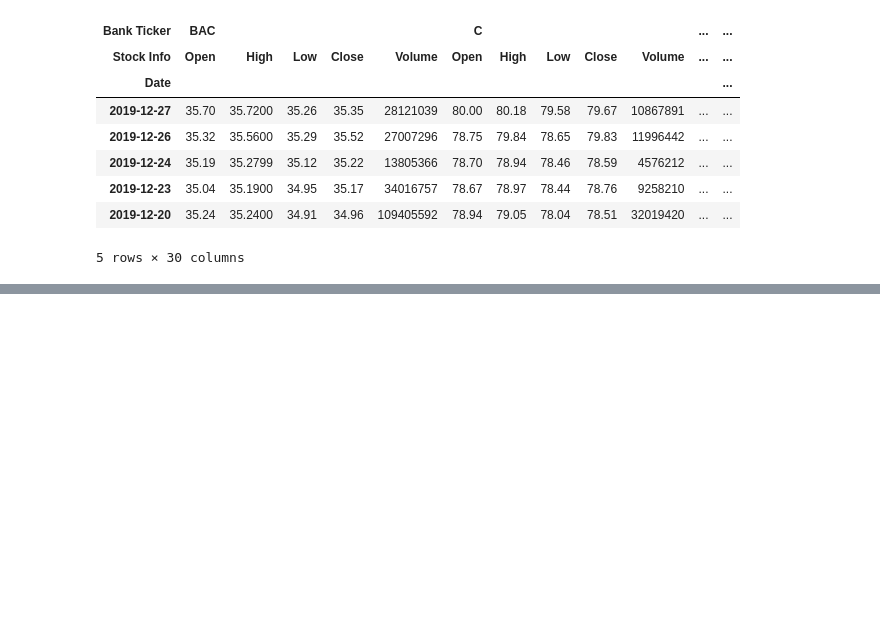
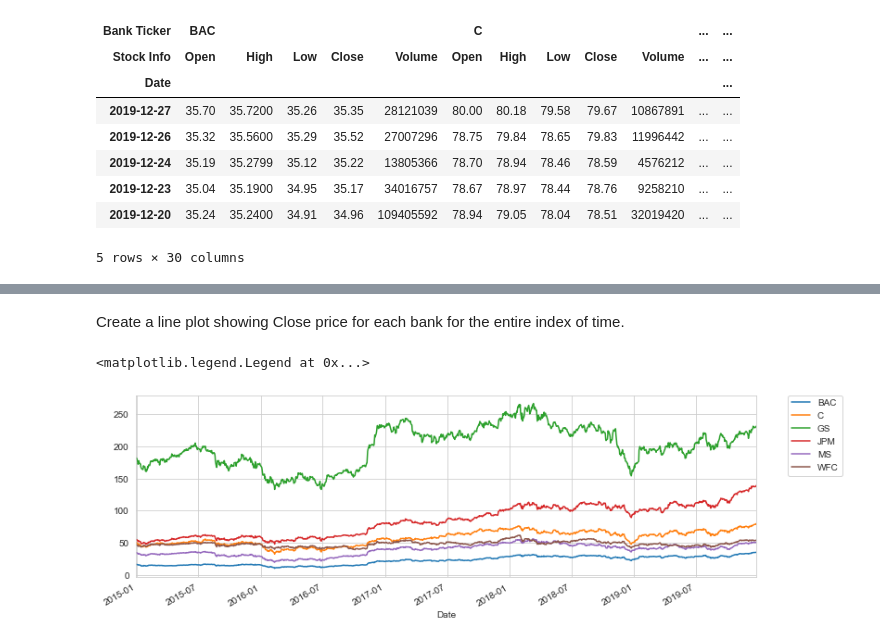
Before and after one commit to kumarravindra/Finance_Banking_Data_Analysis_Python, a Jupyter notebook: Finance Data Analysis.ipynb, the cells around one changed output, grey strips where cells are left out. Drawn from its saved outputs; the diff is of its cells as text; code cells hidden in the pictures; blank space fills up the shorter version.

```diff
--- a/Finance Data Analysis.ipynb
+++ b/Finance Data Analysis.ipynb
@@ -94,0 +170,18 @@ KeyError: 'Level Stock Info not found'
+# %%
+sns.set_style('whitegrid')
+
+
+# Optional Plotly Method Imports
+import plotly
+import cufflinks as cf
+cf.go_offline()
+# %% [markdown]
+Create a line plot showing Close price for each bank for the entire index of time.
+# %%
+for tick in tickers:
+    bank_stocks[tick]['Close'].plot(figsize=(12,4),label=tick)
+# To relocate the legend
+plt.legend(bbox_to_anchor=(1.05, 1), loc=2, borderaxespad=0.)
+# %% [output]
+<matplotlib.legend.Legend at 0x...>
+[figure, added]
```
Also changed, not shown: parts of 24 cells of this notebook.
